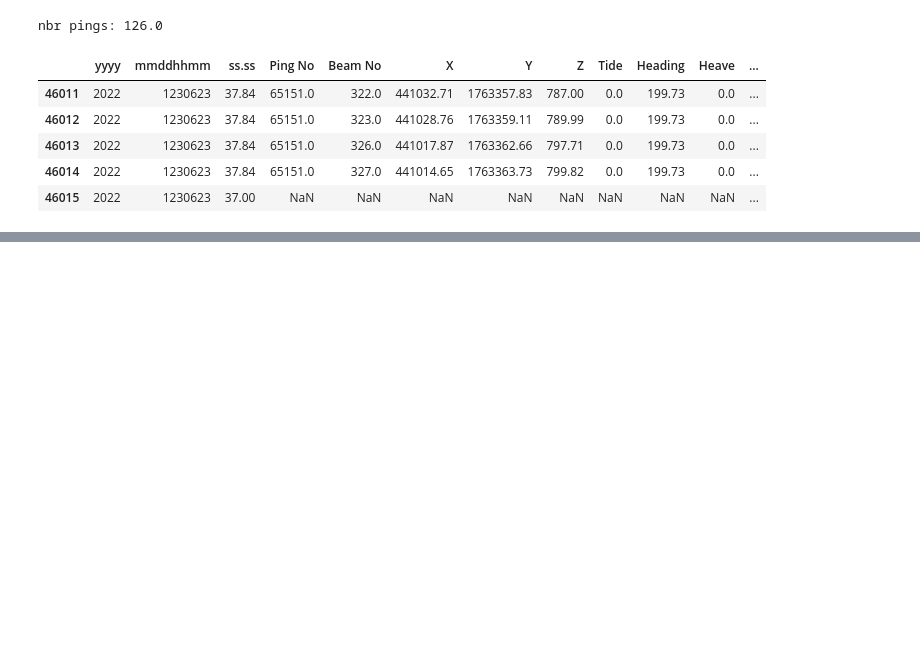
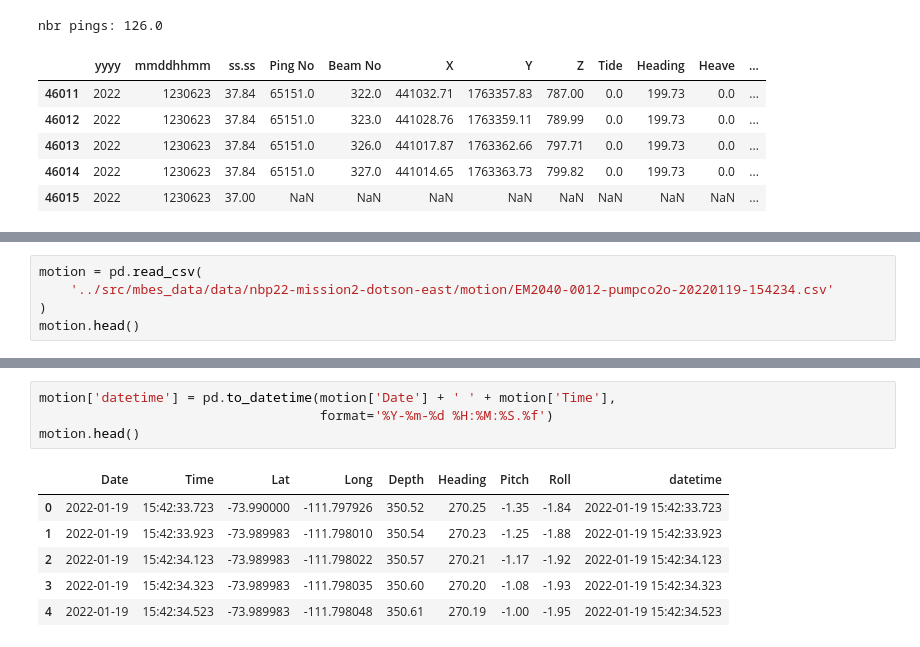
Before and after one commit to luxiya01/mbes-registration-data, a Jupyter notebook: scripts/data-pipeline.ipynb, the cells around one changed output, grey strips where cells are left out. Cells and saved outputs as stored; diff of their text form; blank space fills up the shorter version.

```diff
--- a/scripts/data-pipeline.ipynb
+++ b/scripts/data-pipeline.ipynb
@@ -261,0 +272,5 @@ nbr pings: 126.0
+# %%
+motion = pd.read_csv(
+    '../src/mbes_data/data/nbp22-mission2-dotson-east/motion/EM2040-0012-pumpco2o-20220119-154234.csv'
+)
+motion.head()
@@ -261,0 +284,11 @@ nbr pings: 126.0
+# %%
+motion['datetime'] = pd.to_datetime(motion['Date'] + ' ' + motion['Time'],
+                                    format='%Y-%m-%d %H:%M:%S.%f')
+motion.head()
+# %% [output]
+|  | Date | Time | Lat | Long | Depth | Heading | Pitch | Roll | datetime |
+| 0 | 2022-01-19 | 15:42:33.723 | -73.990000 | -111.797926 | 350.52 | 270.25 | -1.35 | -1.84 | 2022-01-19 15:42:33.723 |
+| 1 | 2022-01-19 | 15:42:33.923 | -73.989983 | -111.798010 | 350.54 | 270.23 | -1.25 | -1.88 | 2022-01-19 15:42:33.923 |
+| 2 | 2022-01-19 | 15:42:34.123 | -73.989983 | -111.798022 | 350.57 | 270.21 | -1.17 | -1.92 | 2022-01-19 15:42:34.123 |
+| 3 | 2022-01-19 | 15:42:34.323 | -73.989983 | -111.798035 | 350.60 | 270.20 | -1.08 | -1.93 | 2022-01-19 15:42:34.323 |
+| 4 | 2022-01-19 | 15:42:34.523 | -73.989983 | -111.798048 | 350.61 | 270.19 | -1.00 | -1.95 | 2022-01-19 15:42:34.523 |
```
Also changed, not shown: parts of 18 cells of this notebook.
